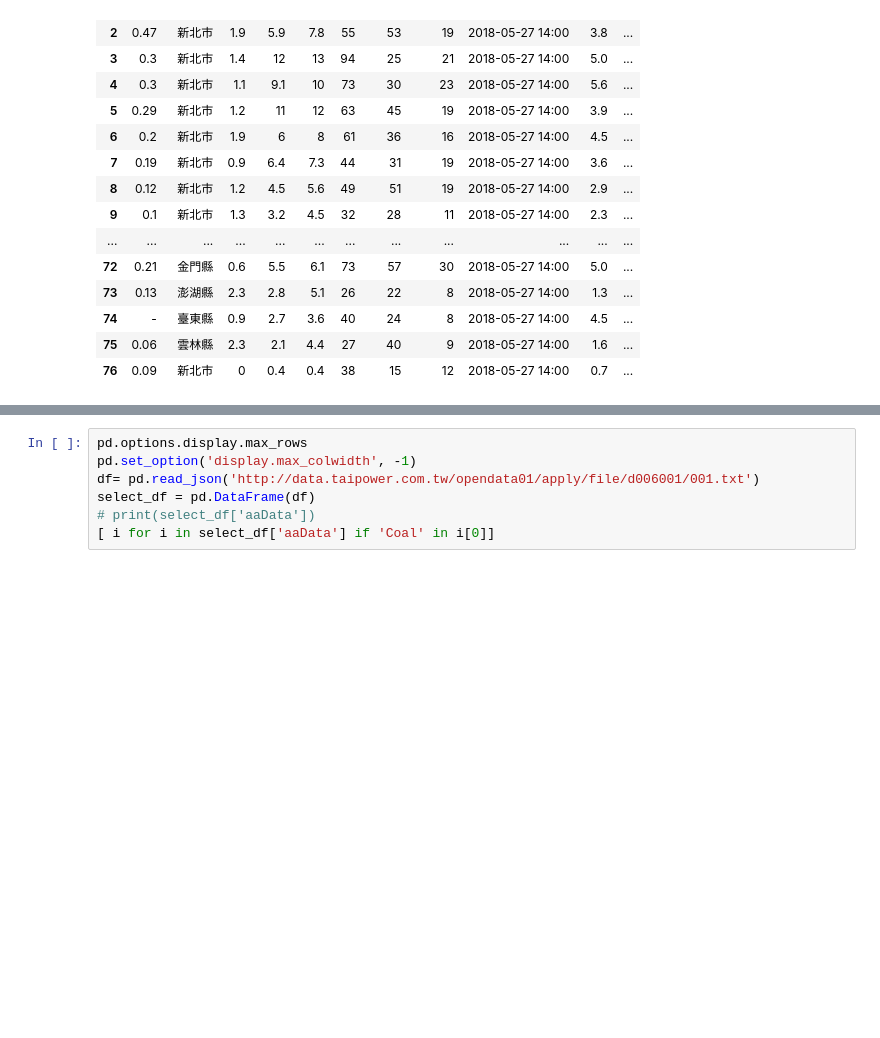
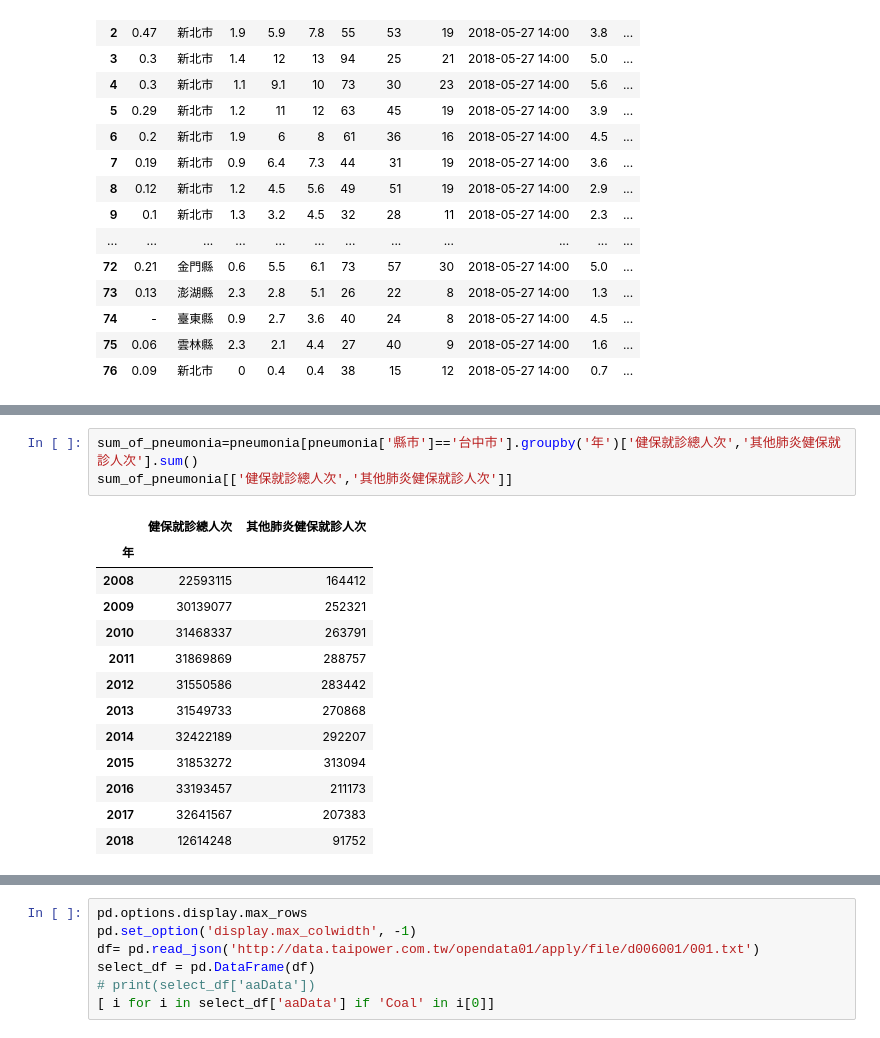
Before and after one commit to splasky/flask_web_service, a Jupyter notebook: PM25.ipynb, the cells around one changed output, grey strips where cells are left out. Drawn from its saved outputs; the diff is of its cells as text; blank space fills up the shorter version.

```diff
--- a/PM25.ipynb
+++ b/PM25.ipynb
@@ -29,0 +48,17 @@ pneumonia = pd.read_json('https://quality.data.gov.tw/dq_download_json.php?nid=1
+# %%
+sum_of_pneumonia=pneumonia[pneumonia['縣市']=='台中市'].groupby('年')['健保就診總人次','其他肺炎健保就診人次'].sum()
+sum_of_pneumonia[['健保就診總人次','其他肺炎健保就診人次']]
+# %% [output]
+|  | 健保就診總人次 | 其他肺炎健保就診人次 |
+| 年 |  |  |
+| 2008 | 22593115 | 164412 |
+| 2009 | 30139077 | 252321 |
+| 2010 | 31468337 | 263791 |
+| 2011 | 31869869 | 288757 |
+| 2012 | 31550586 | 283442 |
+| 2013 | 31549733 | 270868 |
+| 2014 | 32422189 | 292207 |
+| 2015 | 31853272 | 313094 |
+| 2016 | 33193457 | 211173 |
+| 2017 | 32641567 | 207383 |
+| 2018 | 12614248 | 91752 |
```
Also changed, not shown: parts of 4 cells of this notebook.
